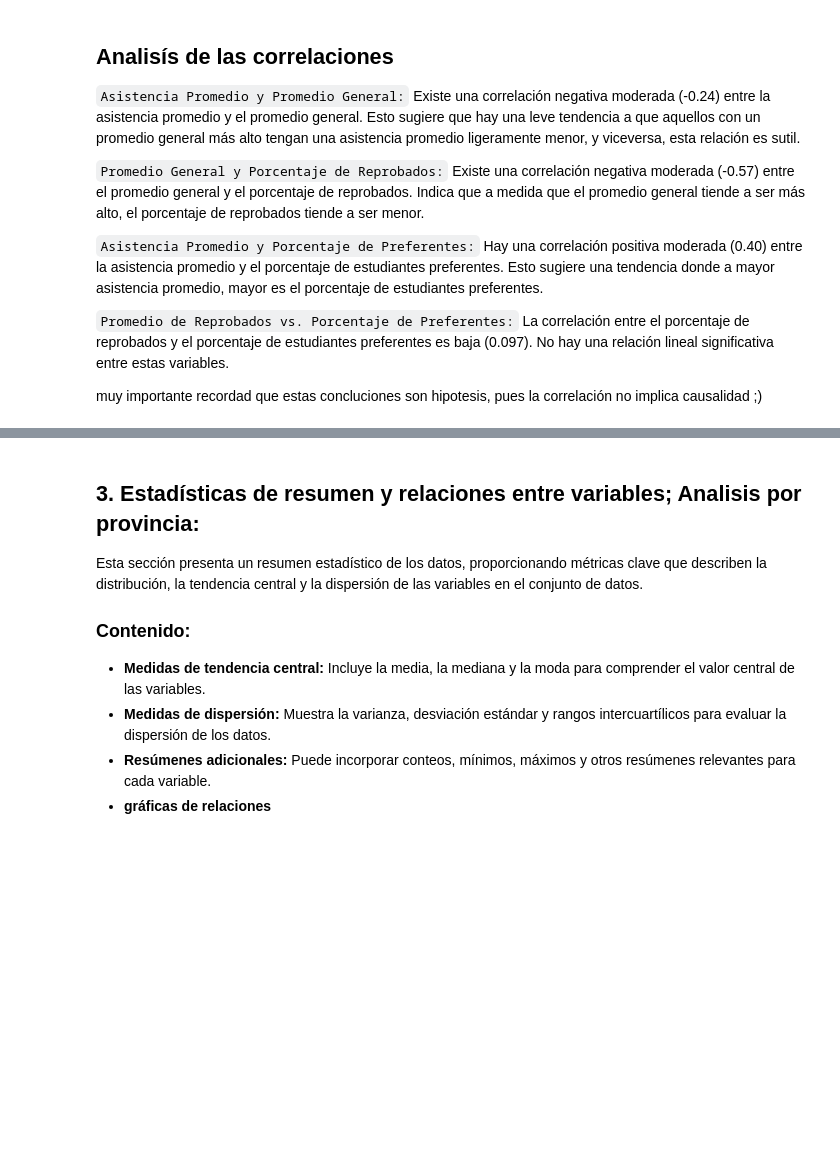
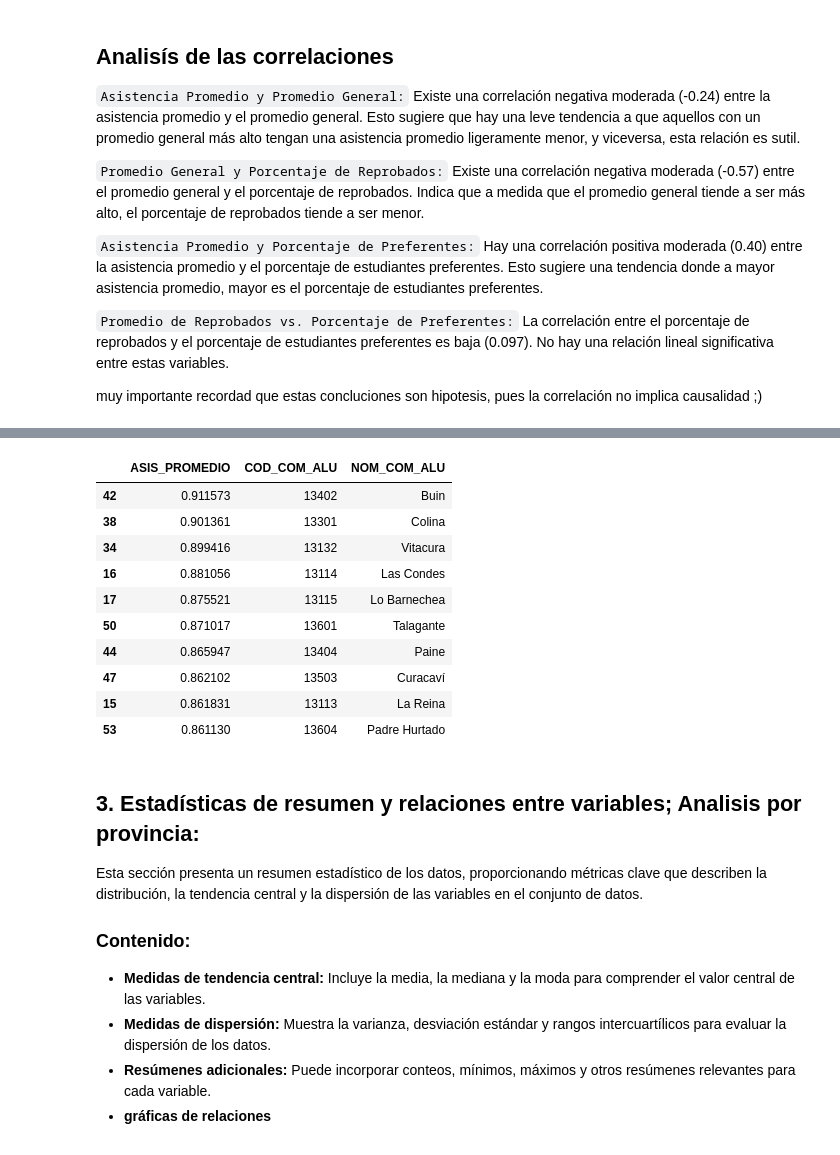
Before and after one commit to sofiafuentess/Proyecto-IMT2200-GRUPO-7, a Jupyter notebook: analisis_data/EDA_info_por_estudiante.ipynb, the cells around one changed output, grey strips where cells are left out. Drawn from its saved outputs; the diff is of its cells as text; code cells hidden in the pictures; blank space fills up the shorter version.

```diff
--- a/analisis_data/EDA_info_por_estudiante.ipynb
+++ b/analisis_data/EDA_info_por_estudiante.ipynb
@@ -496,3 +506,21 @@ muy importante recordad que estas concluciones son hipotesis, pues la correlaci
+# %%
+# Ordenar el DataFrame por la columna ASIS_PROMEDIO de manera ascendente
+comunas_menor_asistencia = df_estudiantes_comuna.sort_values('ASIS_PROMEDIO', ascending=False).head(10)
+
+# Visualizar los colegios con el menor porcentaje de asistencia y sus comunas
+comunas_menor_asistencia[['ASIS_PROMEDIO', 'COD_COM_ALU','NOM_COM_ALU']]
+# %% [output]
+|  | ASIS_PROMEDIO | COD_COM_ALU | NOM_COM_ALU |
+| 42 | 0.911573 | 13402 | Buin |
+| 38 | 0.901361 | 13301 | Colina |
+| 34 | 0.899416 | 13132 | Vitacura |
+| 16 | 0.881056 | 13114 | Las Condes |
+| 17 | 0.875521 | 13115 | Lo Barnechea |
+| 50 | 0.871017 | 13601 | Talagante |
+| 44 | 0.865947 | 13404 | Paine |
+| 47 | 0.862102 | 13503 | Curacaví |
+| 15 | 0.861831 | 13113 | La Reina |
+| 53 | 0.861130 | 13604 | Padre Hurtado |
 # %% [markdown]
 ## 3. Estadísticas de resumen y relaciones entre variables; Analisis por provincia:
 
```
Also changed, not shown: parts of 20 cells of this notebook, 2 other files.
